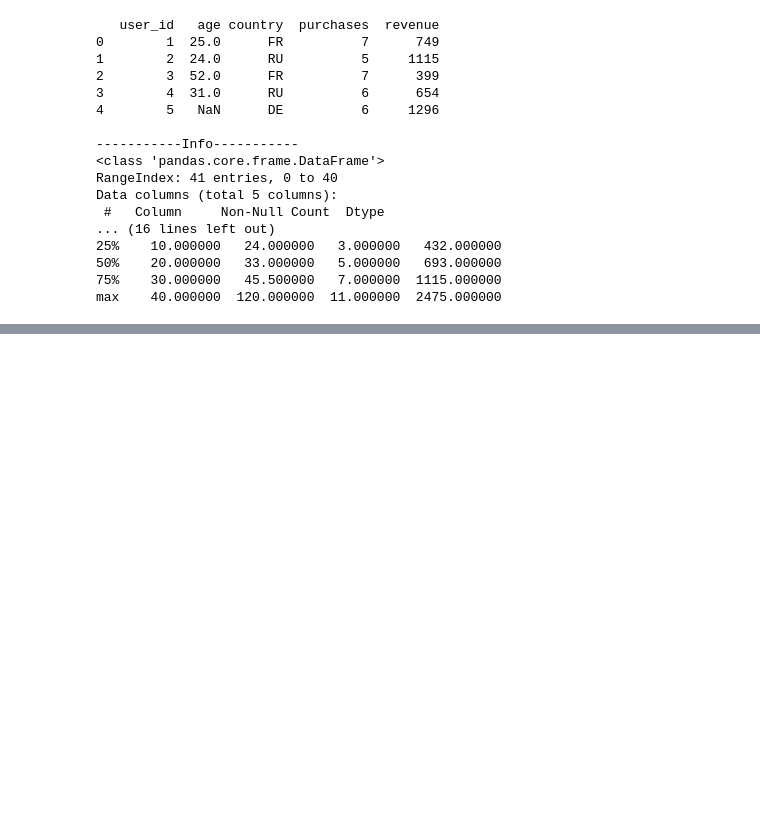
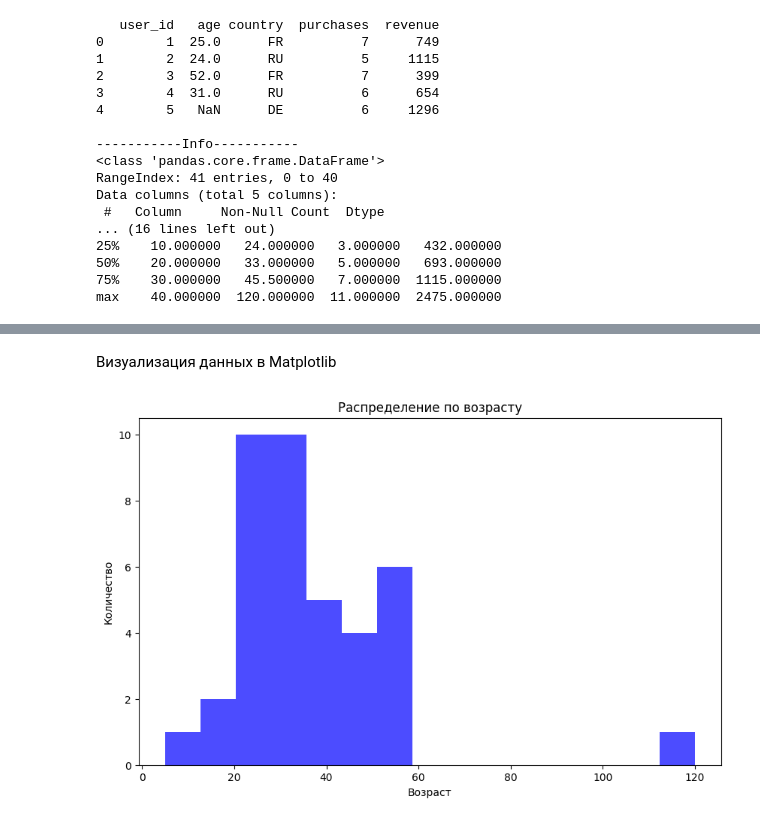
Before and after one commit to ppshhh15/aie-course, a Jupyter notebook: homeworks/HW02/HW02.ipynb, the cells around one changed output, grey strips where cells are left out. Cells and saved outputs as stored; diff of their text form; code cells hidden in the pictures; blank space fills up the shorter version.

```diff
--- a/homeworks/HW02/HW02.ipynb
+++ b/homeworks/HW02/HW02.ipynb
@@ -60,0 +101,5 @@ dtype: float64
+# %%
+print("Возрастные группы")
+mask = (df['age'] >= 10) & (df['age'] <= 100)
+df.loc[mask, 'age_group'] = pd.cut(df.loc[mask, 'age'], bins=[0, 20, 35, 50, 100], labels=['0-20', '21-35', '36-50', '51+'])
+df.loc[mask, 'age_group'].value_counts()
@@ -60,0 +114,13 @@ dtype: float64
+# %% [markdown]
+Визуализация данных в Matplotlib
+# %%
+# Гистограмма возраста
+plt.figure(figsize=(10, 6))
+plt.hist(df['age'].dropna(), bins=15, color='blue', alpha=0.7)
+plt.xlabel('Возраст')
+plt.ylabel('Количество')
+plt.title('Распределение по возрасту')
+plt.savefig('figures/age_hist.png')
+plt.show()
+# %% [output]
+[figure, added]
```
Also changed, not shown: parts of 14 cells of this notebook.
